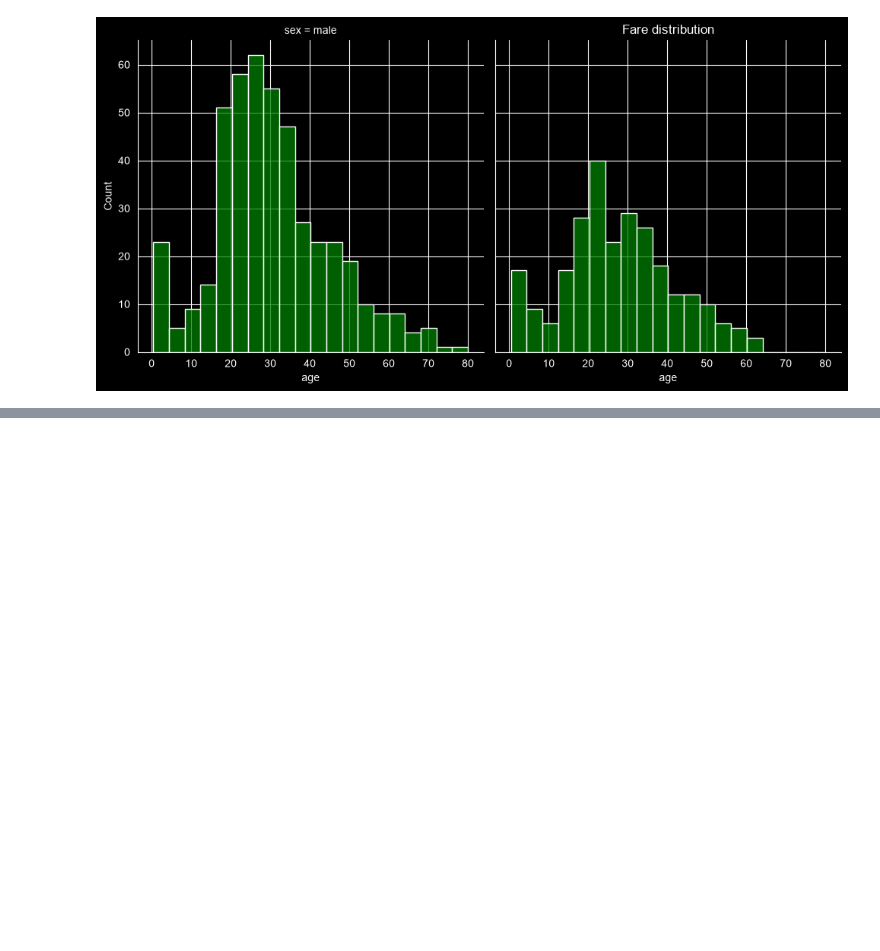
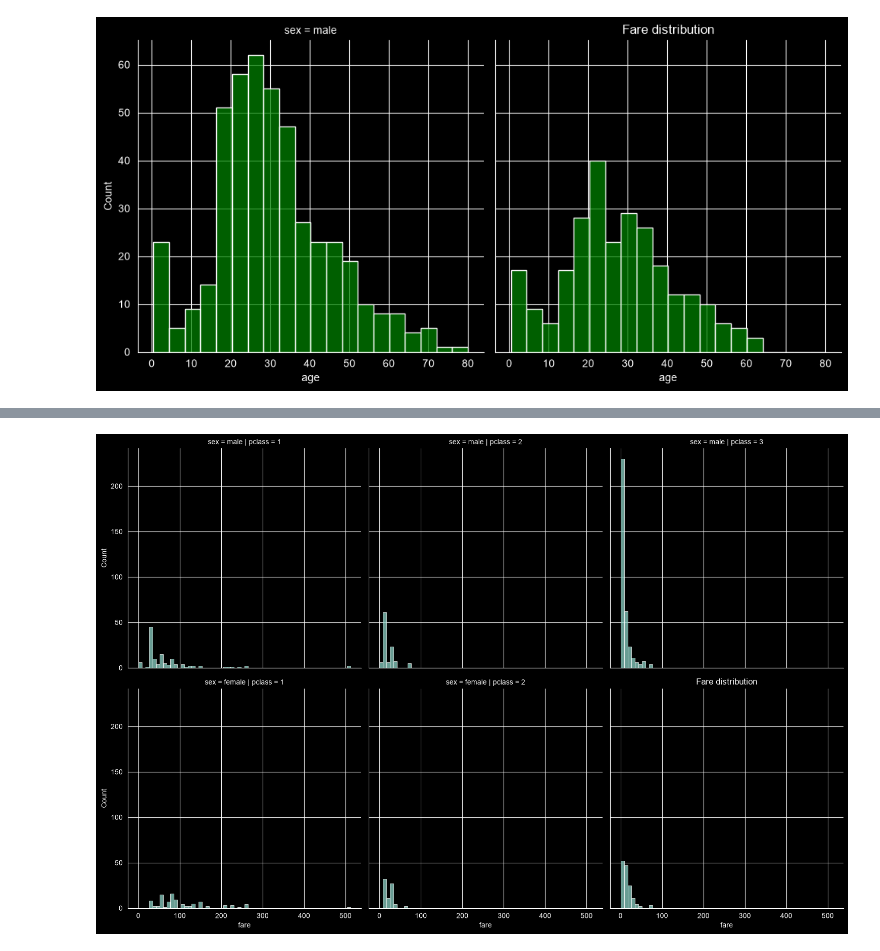
Before and after one commit to MUHAMMADZARYABKHAN-21/new.py, a Jupyter notebook: Seaborn/seaborn4DistribbutionPlots.ipynb, the cells around one changed output, grey strips where cells are left out. Cells and saved outputs as stored; diff of their text form; code cells hidden in the pictures; blank space fills up the shorter version.

```diff
--- a/Seaborn/seaborn4DistribbutionPlots.ipynb
+++ b/Seaborn/seaborn4DistribbutionPlots.ipynb
@@ -537,0 +584,23 @@ plt.show()
+# %%
+import pandas as pd
+import seaborn as sns
+import matplotlib.pyplot as plt
+df=pd.read_csv("Titanic1.csv")
+# sns.displot(
+#     data=df,
+#     x="age",
+#     kde=True,
+#     color="blue",
+#     col="sex"
+# )
+sns.displot(
+    data=df,
+    x="fare",
+    row="sex",
+    col="pclass"
+)
+plt.title("Fare distribution")
+
+plt.show()
+# %% [output]
+[figure, added]
```
Also changed, not shown: parts of 13 cells of this notebook, 1 other file.
